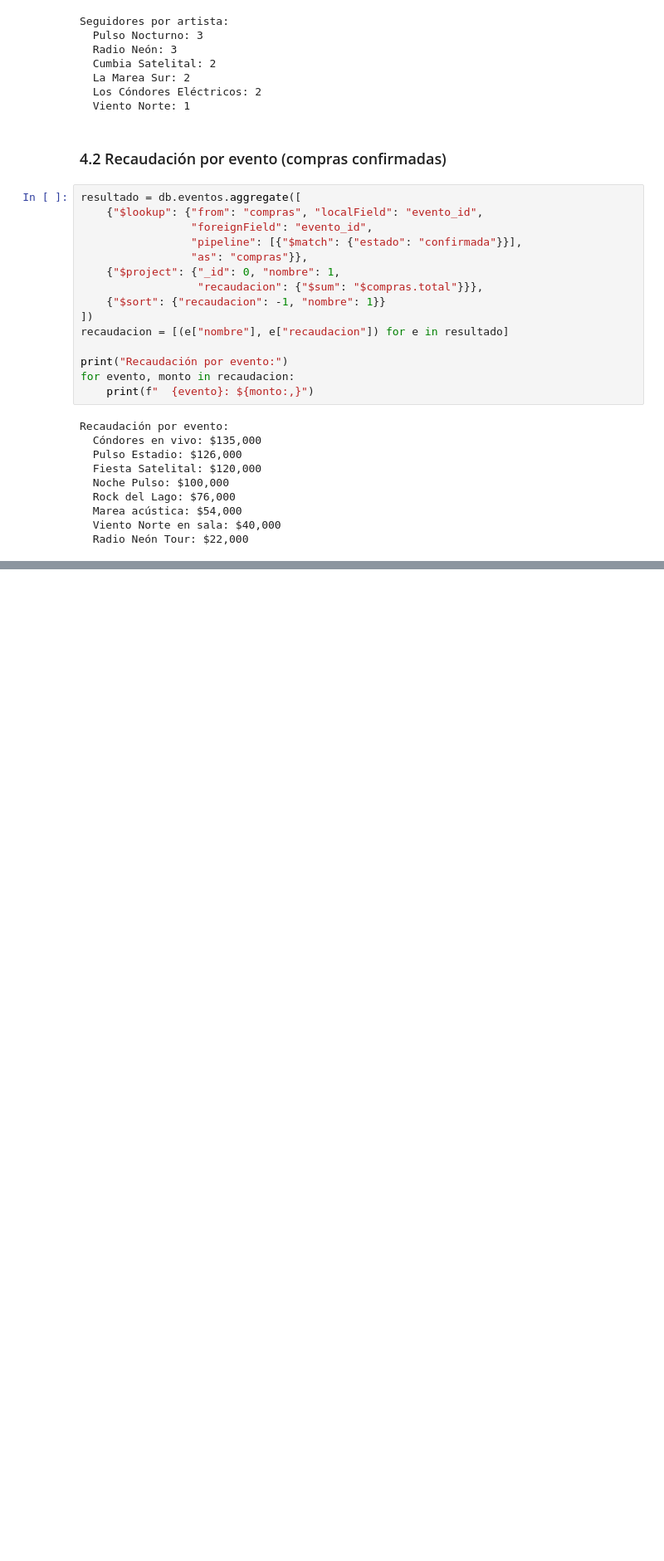
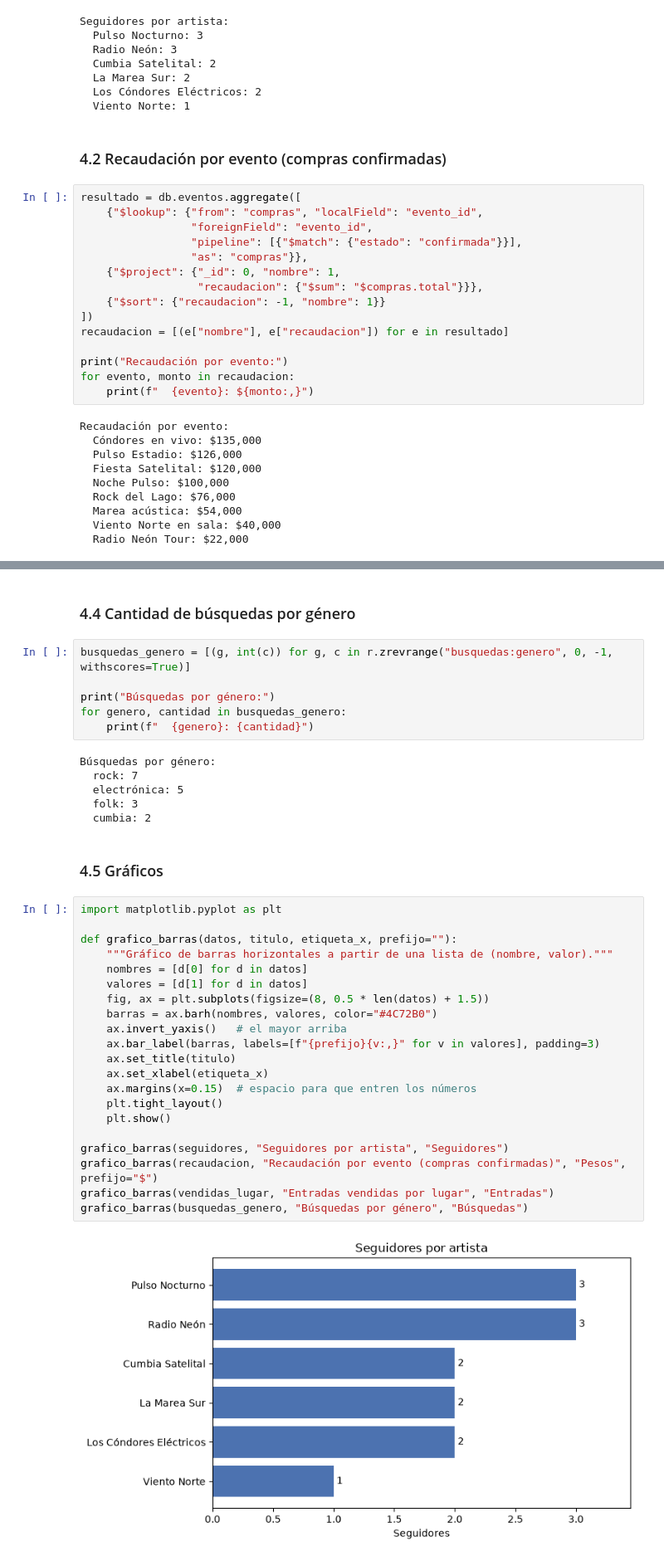
Before and after one commit to francosz21/tp-integrador-bases-de-datos, a Jupyter notebook: notebooks/tp_integrador.ipynb, the cells around one changed output, grey strips where cells are left out. Shown at 83% size. Cells and saved outputs as stored; diff of their text form; blank space fills up the shorter version.

Commit message:
Estadisticas 4.3 y 4.4 y graficos

```diff
--- a/notebooks/tp_integrador.ipynb
+++ b/notebooks/tp_integrador.ipynb
@@ -1089,0 +1117,39 @@ Recaudación por evento:
+# %% [markdown]
+### 4.4 Cantidad de búsquedas por género
+# %%
+busquedas_genero = [(g, int(c)) for g, c in r.zrevrange("busquedas:genero", 0, -1, withscores=True)]
+
+print("Búsquedas por género:")
+for genero, cantidad in busquedas_genero:
+    print(f"  {genero}: {cantidad}")
+# %% [output]
+Búsquedas por género:
+  rock: 7
+  electrónica: 5
+  folk: 3
+  cumbia: 2
+# %% [markdown]
+### 4.5 Gráficos
+# %%
+import matplotlib.pyplot as plt
+
+def grafico_barras(datos, titulo, etiqueta_x, prefijo=""):
+    """Gráfico de barras horizontales a partir de una lista de (nombre, valor)."""
+    nombres = [d[0] for d in datos]
+    valores = [d[1] for d in datos]
+    fig, ax = plt.subplots(figsize=(8, 0.5 * len(datos) + 1.5))
+    barras = ax.barh(nombres, valores, color="#4C72B0")
+    ax.invert_yaxis()   # el mayor arriba
+    ax.bar_label(barras, labels=[f"{prefijo}{v:,}" for v in valores], padding=3)
+    ax.set_title(titulo)
+    ax.set_xlabel(etiqueta_x)
+    ax.margins(x=0.15)  # espacio para que entren los números
+    plt.tight_layout()
+    plt.show()
+
+grafico_barras(seguidores, "Seguidores por artista", "Seguidores")
+grafico_barras(recaudacion, "Recaudación por evento (compras confirmadas)", "Pesos", prefijo="$")
+grafico_barras(vendidas_lugar, "Entradas vendidas por lugar", "Entradas")
+grafico_barras(busquedas_genero, "Búsquedas por género", "Búsquedas")
+# %% [output]
+[figure, added]
```
Also changed, not shown: parts of 3 cells of this notebook.
